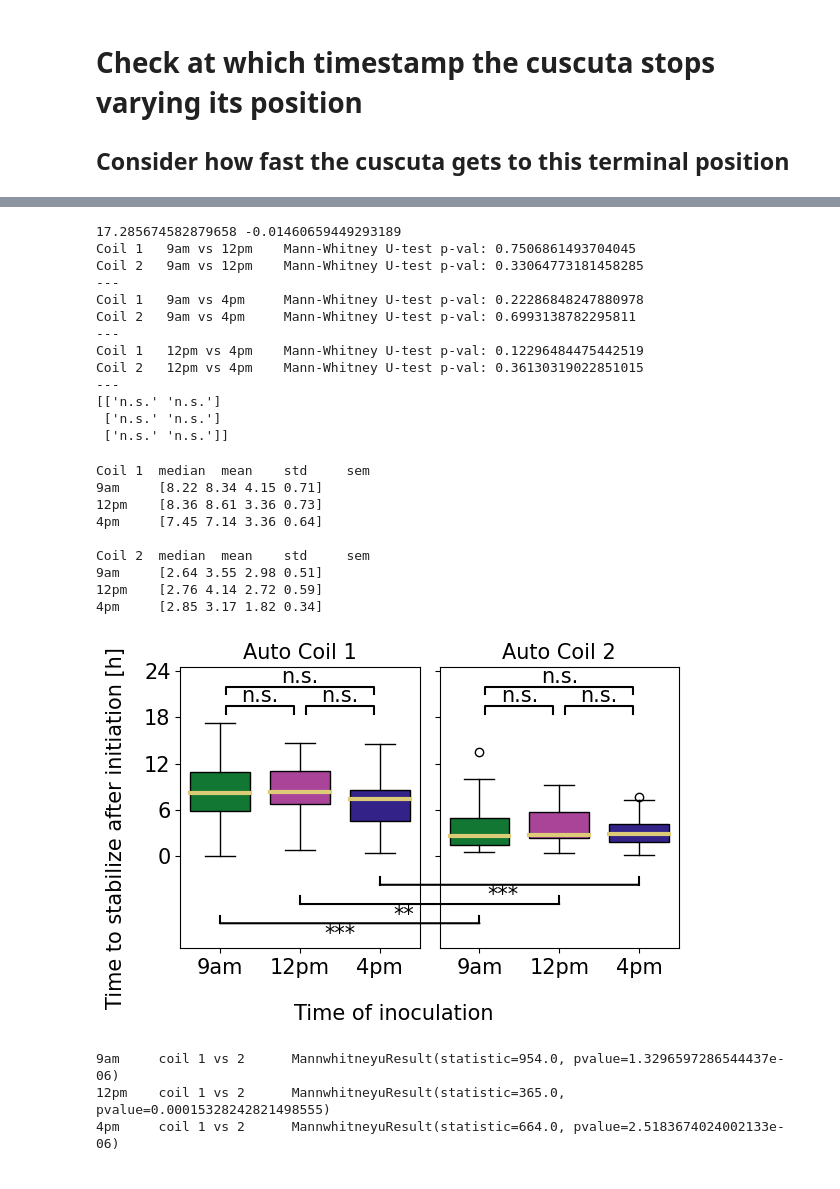
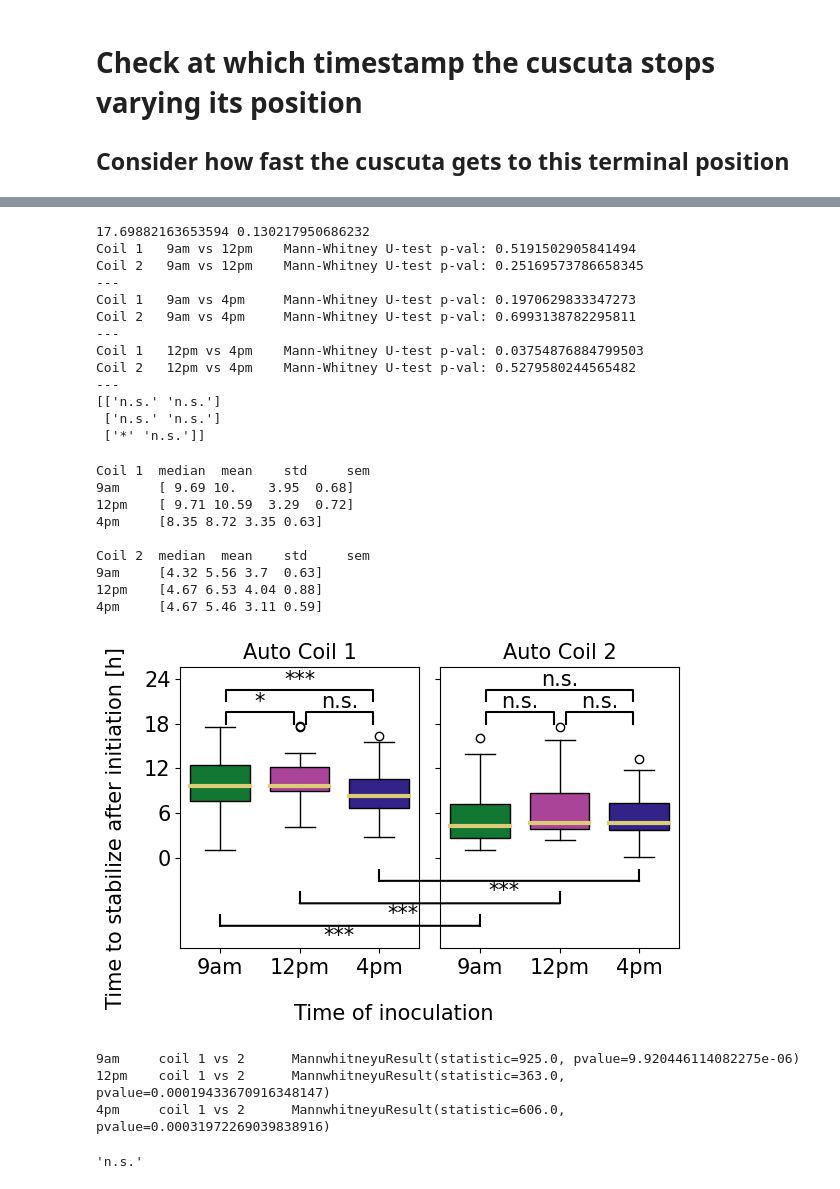
Before and after one commit to ejamezquita/cuscuta, a Jupyter notebook: jupyter/03_pd_wrangle.ipynb, the cells around one changed output, grey strips where cells are left out. Cells and saved outputs as stored; diff of their text form; code cells hidden in the pictures.

Commit message:
Plots

```diff
--- a/jupyter/03_pd_wrangle.ipynb
+++ b/jupyter/03_pd_wrangle.ipynb
@@ -11,18 +11,19 @@ import itertools as it
 from matplotlib.patches import ConnectionPatch as connpatch
+# %%
+def singifscalar(scalar, limits=[1e-4,1e-3,1e-2]):
+    if scalar <= limits[0]:
+        return '***'
+    if scalar <= limits[1]:
+        return '**'
+    if scalar <= limits[2]:
+        return '*'
+    return 'n.s.'
 # %%
 def singifmtx(mwhit, limits=[1e-4,1e-3,1e-2]):
     smwhit = np.zeros_like(mwhit, dtype='<U5')
     for i in range(mwhit.shape[0]):
         for j in range(mwhit.shape[1]):
-
-            if mwhit[i,j] <= limits[0]:
-                smwhit[i,j] = '***'
-            elif (mwhit[i,j] > limits[0]) and (mwhit[i,j] <= limits[1]):
-                smwhit[i,j] = '**'
-            elif (mwhit[i,j] > limits[1]) and (mwhit[i,j] <= limits[2]):
-                smwhit[i,j] = '*'
-            else:
-                smwhit[i,j] = 'n.s.'
+            smwhit[i,j] = singifscalar(mwhit[i,j])
     return smwhit
 
 limits = limits=[5e-4,5e-3,5e-2]
@@ -200,7 +201,7 @@ for key in dfs:
     s = np.diff(times[key], axis=1).squeeze().astype(float)
     speed[key] = s
 
-buff = 25
+buff = 50
 angles = dict()
 positions = dict()
 
@@ -226,7 +227,7 @@ for key in dfs:
     s = np.diff(positions[key], axis=1).squeeze().astype(float)
     tight[key] = s
 
-tolpos, tolang = 15, 7.5
+tolpos, tolang = 14, 5
 
 stables = dict()
 quicks = dict()
@@ -244,7 +245,7 @@ for key in dfs:
             maskang = np.abs(dfs[key][i][anglab] - angles[key][i,j]) < tolang
 
             foo = np.nonzero(maskpos & maskang)[0]
-            bar = np.nonzero(np.ediff1d(foo) != 1)[0]
+            bar = np.nonzero(np.hstack( ([0], np.ediff1d(foo) != 1) ) )[0]
             if len(bar) == 0:
                 tt = foo[0]
             else:
@@ -814,22 +815,22 @@ for ix,(i,j) in enumerate(it.combinations(range(len(Times)), 2)):
 smwhit = singifmtx(mwhit, limits)
 print(smwhit)
 # %% [output]
-17.285674582879658 -0.01460659449293189
-Coil 1   9am vs 12pm    Mann-Whitney U-test p-val: 0.7506861493704045
-Coil 2   9am vs 12pm    Mann-Whitney U-test p-val: 0.33064773181458285
+17.69882163653594 0.130217950686232
+Coil 1   9am vs 12pm    Mann-Whitney U-test p-val: 0.5191502905841494
+Coil 2   9am vs 12pm    Mann-Whitney U-test p-val: 0.25169573786658345
 ---
-Coil 1   9am vs 4pm     Mann-Whitney U-test p-val: 0.22286848247880978
+Coil 1   9am vs 4pm     Mann-Whitney U-test p-val: 0.1970629833347273
 Coil 2   9am vs 4pm     Mann-Whitney U-test p-val: 0.6993138782295811
 ---
-Coil 1   12pm vs 4pm    Mann-Whitney U-test p-val: 0.12296484475442519
-Coil 2   12pm vs 4pm    Mann-Whitney U-test p-val: 0.36130319022851015
+Coil 1   12pm vs 4pm    Mann-Whitney U-test p-val: 0.03754876884799503
+Coil 2   12pm vs 4pm    Mann-Whitney U-test p-val: 0.5279580244565482
 ---
 [['n.s.' 'n.s.']
  ['n.s.' 'n.s.']
- ['n.s.' 'n.s.']]
+ ['*' 'n.s.']]
 # %%
 hmax = 19.5
-eps = 1
+eps = 1.5
 
 fig, ax = plt.subplots(1,2, figsize=(6,4), sharey=True, sharex=True)
 ax = np.atleast_1d(ax).ravel()
@@ -848,13 +849,13 @@ for k in range(len(ax)):
 
     ax[k].set_xticks(range(1,4), Times)
     ax[k].tick_params(labelsize=fs)
-    ax[k].set_ylim((-12, hmax+5))
+    ax[k].set_ylim((-12, 25.5))
 
 
 epsx = 0.075
 for ix,(i,j) in enumerate(it.combinations(range(len(Times)), 2)):
     if i+j == 2:
-        epsy = 2.5
+        epsy = 3
     else:
         epsy = 0
     xfoo = np.array([i+1+epsx, i+1+epsx, j+1-epsx, j+1-epsx])
@@ -862,48 +863,52 @@ for ix,(i,j) in enumerate(it.combinations(range(len(Times)), 2)):
 
     for k in range(len(ax)):
         ax[k].text((xfoo[0] + xfoo[2])*.5, yfoo[0]+eps, smwhit[ix,k], ha='center', va='bottom', color='k', fontsize=fs)
         ax[k].plot(xfoo, yfoo, lw=1.5, c='k')
 
-yvals = -2.5*eps*(np.arange(2, -1, -1) + 1.5)
+yvals = -2*eps*(np.arange(2, -1, -1) + 1)
 
 for i in range(len(yvals)):
     xy = (i+1, yvals[i])
     con = connpatch(xyA=xy, xyB=xy, coordsA='data', coordsB='data',
                     axesA=ax[0], axesB=ax[1], color="k", lw=1.5)
     ax[1].add_artist(con)
 
 for i in range(len(yvals)):
     for j in range(len(ax)):
         ax[j].plot([i+1, i+1], [yvals[i]+eps, yvals[i]], lw=1.5, c='k')
 
 ax[0].text( 2.5, yvals[0]-epsx, '***', ha='center', va='top', color='k', fontsize=fs)
-ax[0].text( 3.3, yvals[1]-epsx, '**', ha='center', va='top', color='k', fontsize=fs)
+ax[0].text( 3.3, yvals[1]-epsx, '***', ha='center', va='top', color='k', fontsize=fs)
 ax[1].text( 1.3, yvals[2]-epsx, '***', ha='center', va='top', color='k', fontsize=fs)
 
 ax[0].set_yticks(yticks, yticks)
 
 fig.supxlabel('Time of inoculation', fontsize=fs)
 fig.supylabel('Time to stabilize after initiation [h]', fontsize=fs)
 fig.tight_layout();
 
 filename = dst + 'time_btwn_initiation_and_completion'
-plt.savefig(filename + '.svg', format='svg', bbox_inches='tight')
-plt.savefig(filename + '.jpg', format='jpg', dpi=200, pil_kwargs={'optimize':True}, bbox_inches='tight')
+#plt.savefig(filename + '.svg', format='svg', bbox_inches='tight')
+#plt.savefig(filename + '.jpg', format='jpg', dpi=200, pil_kwargs={'optimize':True}, bbox_inches='tight')
 # %% [output]
 Coil 1  median  mean    std     sem
-9am     [8.22 8.34 4.15 0.71]
-12pm    [8.36 8.61 3.36 0.73]
-4pm     [7.45 7.14 3.36 0.64]
+9am     [ 9.69 10.    3.95  0.68]
+12pm    [ 9.71 10.59  3.29  0.72]
+4pm     [8.35 8.72 3.35 0.63]
 
 Coil 2  median  mean    std     sem
-9am     [2.64 3.55 2.98 0.51]
-12pm    [2.76 4.14 2.72 0.59]
-4pm     [2.85 3.17 1.82 0.34]
+9am     [4.32 5.56 3.7  0.63]
+12pm    [4.67 6.53 4.04 0.88]
+4pm     [4.67 5.46 3.11 0.59]
-[figure, old version]
+[figure, new version]
 # %%
 for i in range(len(Times)):
     print(Times[i], '\tcoil 1 vs 2\t', stats.mannwhitneyu(quicks[Times[i]][:,0], quicks[Times[i]][:,1], method='exact'))
 # %% [output]
-9am     coil 1 vs 2      MannwhitneyuResult(statistic=954.0, pvalue=1.3296597286544437e-06)
-12pm    coil 1 vs 2      MannwhitneyuResult(statistic=365.0, pvalue=0.00015328242821498555)
-4pm     coil 1 vs 2      MannwhitneyuResult(statistic=664.0, pvalue=2.5183674024002133e-06)
+9am     coil 1 vs 2      MannwhitneyuResult(statistic=925.0, pvalue=9.920446114082275e-06)
+12pm    coil 1 vs 2      MannwhitneyuResult(statistic=363.0, pvalue=0.00019433670916348147)
+4pm     coil 1 vs 2      MannwhitneyuResult(statistic=606.0, pvalue=0.00031972269039838916)
+# %%
+singifscalar(corr.pvalue)
+# %% [output]
+'n.s.'
```
Also changed, not shown: parts of 8 cells of this notebook, 5 other files.
